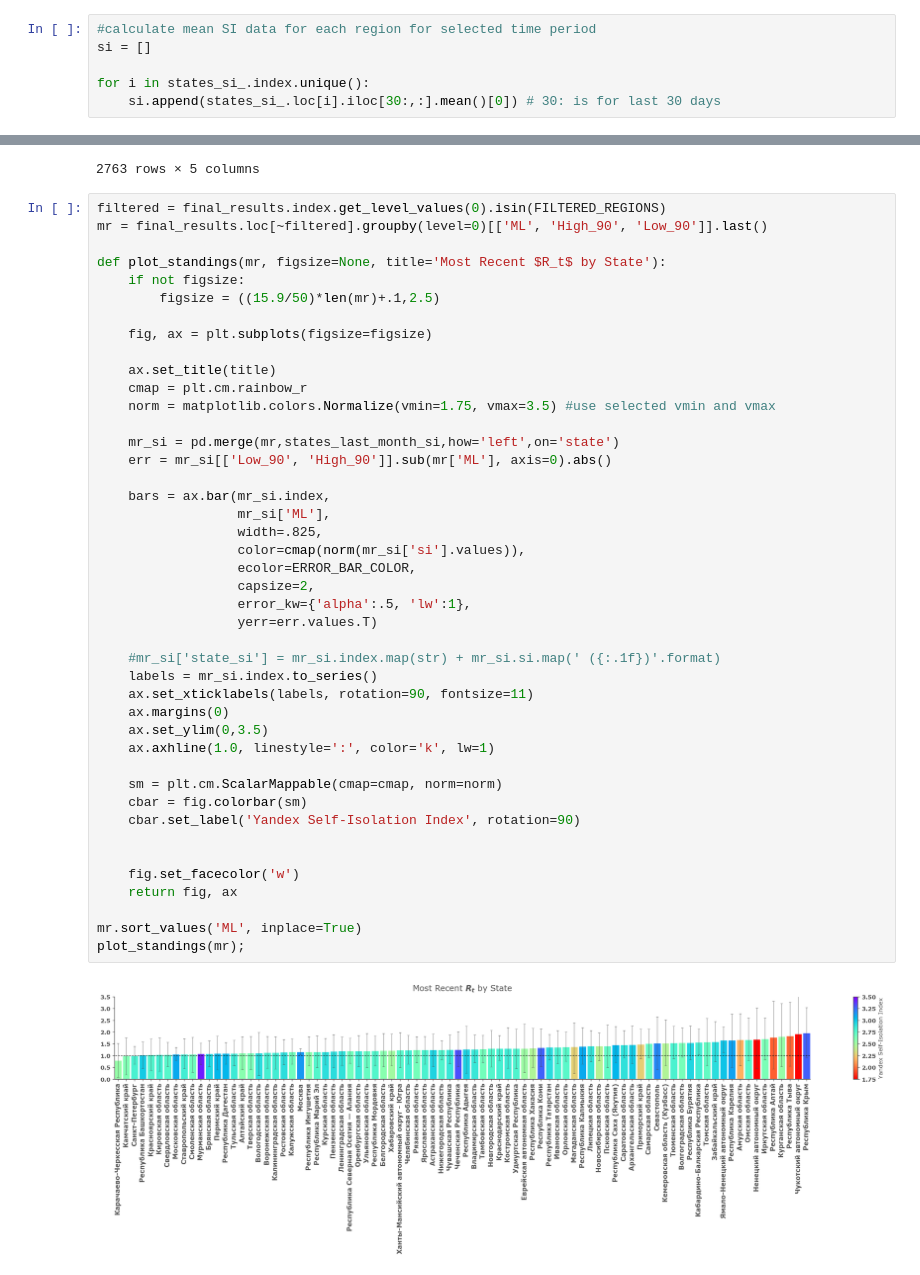
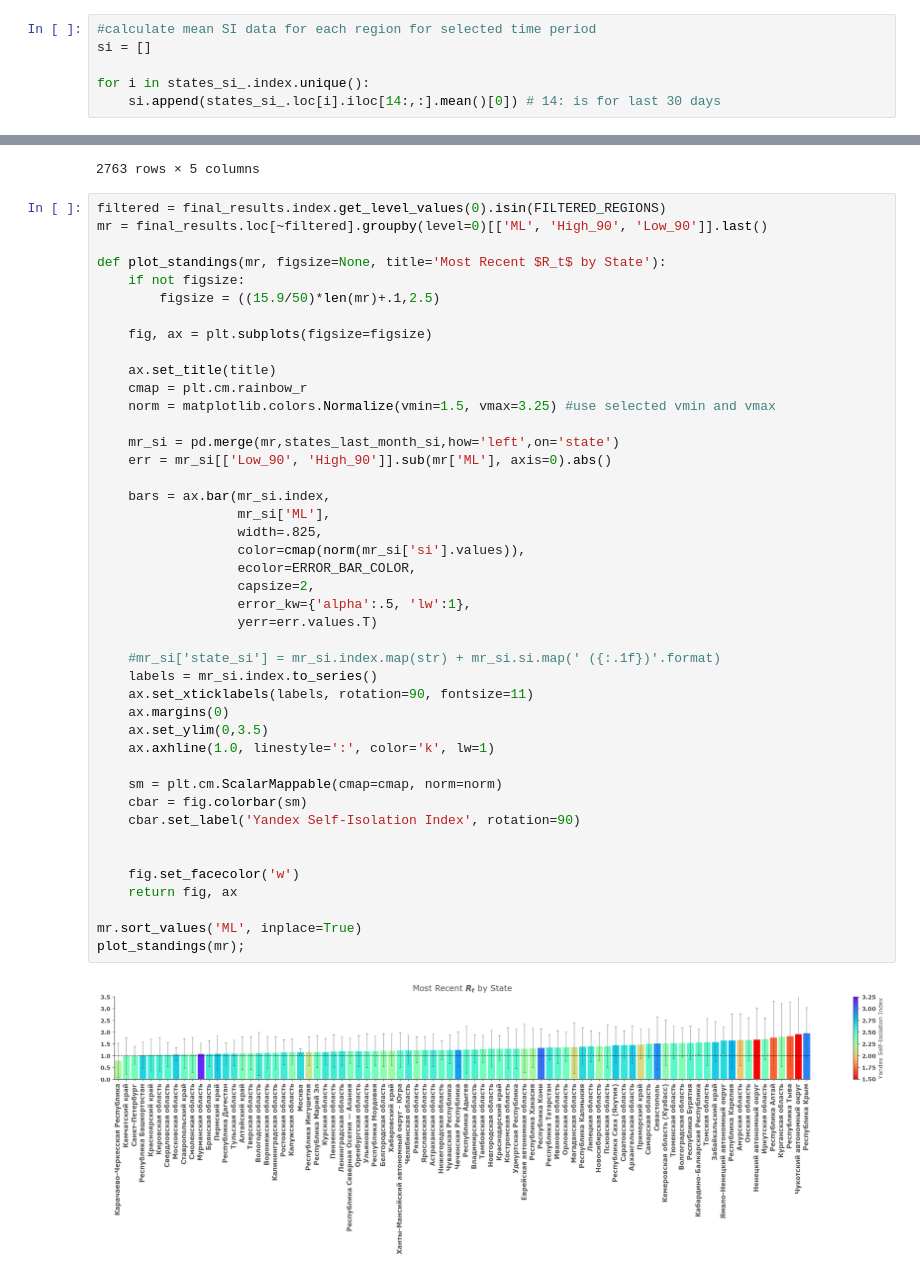
Before and after one commit to PrikhozhdenkoES/covid-19, a Jupyter notebook: Realtime R0.ipynb, the cells around one changed output, grey strips where cells are left out. Drawn from its saved outputs; the diff is of its cells as text.

```diff
--- a/Realtime R0.ipynb
+++ b/Realtime R0.ipynb
@@ -741,7 +741,7 @@ Index(['Алтайский край', 'Амурская область', 'Арх
 si = []
 
 for i in states_si_.index.unique():
-    si.append(states_si_.loc[i].iloc[30:,:].mean()[0]) # 30: is for last 30 days
+    si.append(states_si_.loc[i].iloc[14:,:].mean()[0]) # 14: is for last 30 days
 # %%
 #create pd dataframe with calculated SI for each region
 states_last_month_si = pd.DataFrame(data=si,index=states_si_.index.unique(),columns=['si'])
@@ -798,39 +798,39 @@ def plot_standings(mr, figsize=None, title='Most Recent $R_t$ by State'):
 
     ax.set_title(title)
     cmap = plt.cm.rainbow_r
-    norm = matplotlib.colors.Normalize(vmin=1.75, vmax=3.5) #use selected vmin and vmax
+    norm = matplotlib.colors.Normalize(vmin=1.5, vmax=3.25) #use selected vmin and vmax
 
     mr_si = pd.merge(mr,states_last_month_si,how='left',on='state')
     err = mr_si[['Low_90', 'High_90']].sub(mr['ML'], axis=0).abs()
 
     bars = ax.bar(mr_si.index,
                   mr_si['ML'],
                   width=.825,
                   color=cmap(norm(mr_si['si'].values)),
                   ecolor=ERROR_BAR_COLOR,
                   capsize=2,
                   error_kw={'alpha':.5, 'lw':1},
                   yerr=err.values.T)
 
     #mr_si['state_si'] = mr_si.index.map(str) + mr_si.si.map(' ({:.1f})'.format)
     labels = mr_si.index.to_series()
     ax.set_xticklabels(labels, rotation=90, fontsize=11)
     ax.margins(0)
     ax.set_ylim(0,3.5)
     ax.axhline(1.0, linestyle=':', color='k', lw=1)
 
     sm = plt.cm.ScalarMappable(cmap=cmap, norm=norm)
     cbar = fig.colorbar(sm)
     cbar.set_label('Yandex Self-Isolation Index', rotation=90)
 
 
     fig.set_facecolor('w')
     return fig, ax
 
 mr.sort_values('ML', inplace=True)
 plot_standings(mr);
 # %% [output]
-[figure, old version]
+[figure, new version]
 # %%
 mr.sort_values('High_90', inplace=True)
 plot_standings(mr);
```
Also changed, not shown: parts of 5 cells of this notebook.
